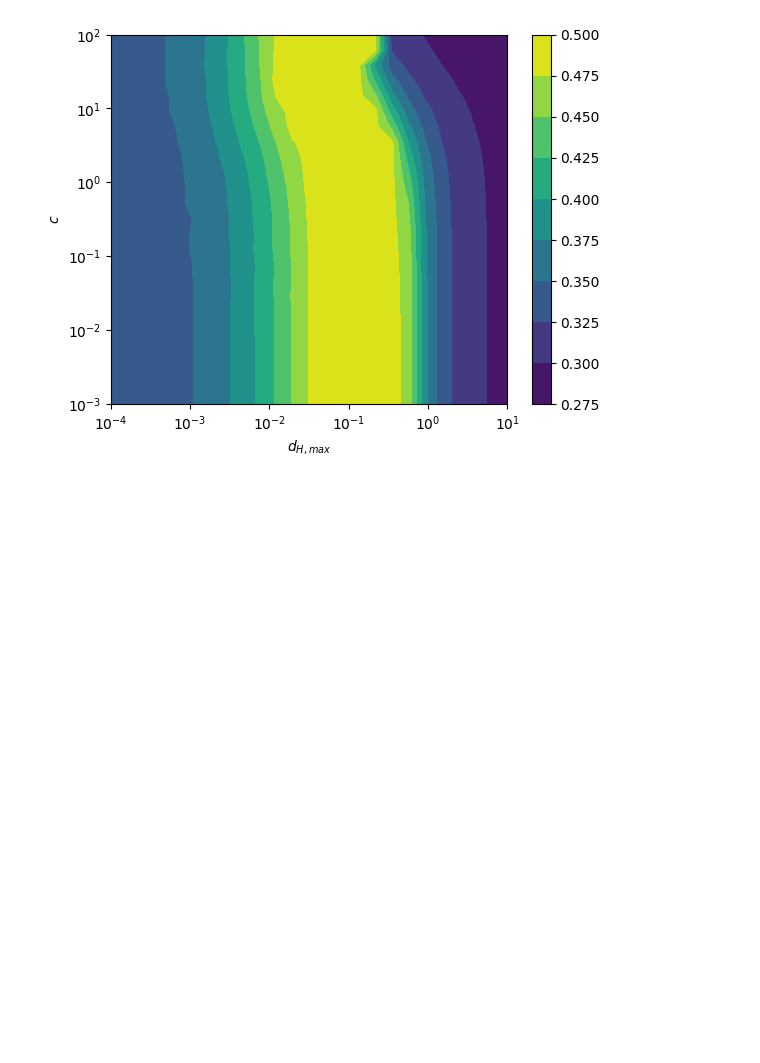
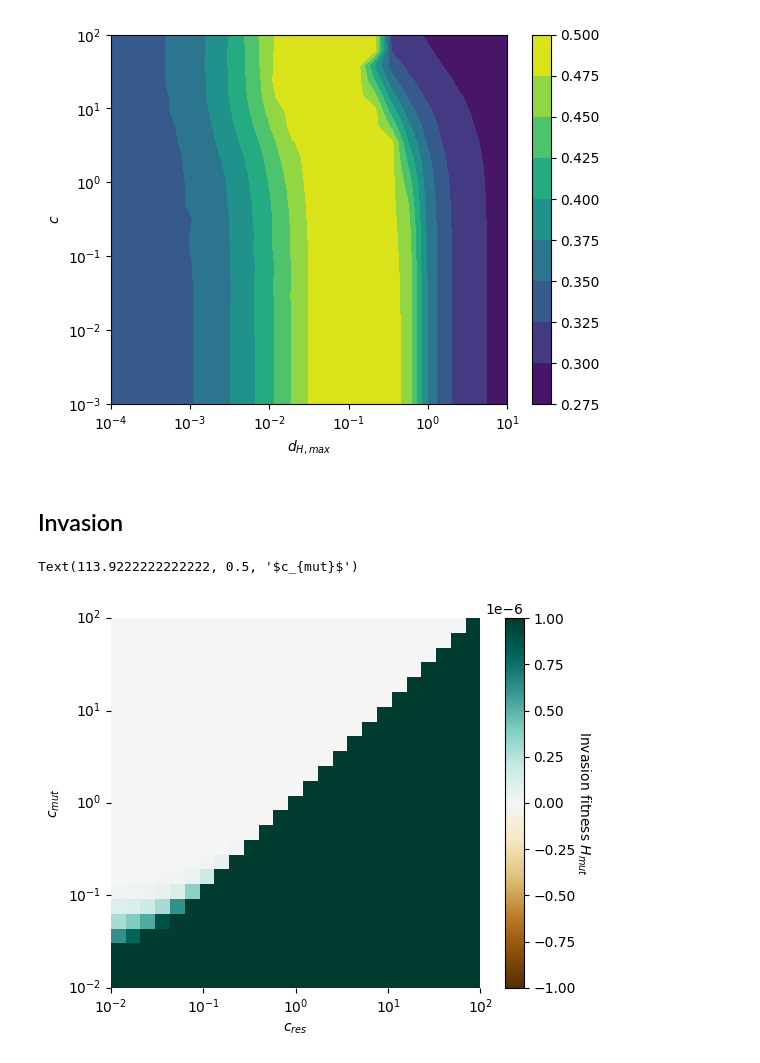
Before and after one commit to rbnmj/turingmodel, a Jupyter notebook: main_crowding2.ipynb, the cells around one changed output. Drawn from its saved outputs; the diff is of its cells as text; code cells hidden in the pictures; blank space fills up the shorter version.

```diff
--- a/main_crowding2.ipynb
+++ b/main_crowding2.ipynb
@@ -327,3 +345,21 @@ ax.set_ylabel('$c$')
 # %% [output]
 Text(0, 0.5, '$c$')
 [figure]
+# %% [markdown]
+## Invasion
+# %%
+def find_maxima(x,n):
+    """ returns an array with n extreme values of x"""
+
+    max_index = signal.argrelmax(x)[0]         # create array with indices of local maxima of x
+
+    extrema = x[max_index]                     # array with the actual values of the extrema
+
+    if len(extrema) == 0:                      # if all values in x are the same and no extremum is found:
+        extrema = np.append(extrema,x[-1])     #   return last value of x in this case
+    while len(extrema) < n:                    # if less than n extrema have been found:
+        extrema = np.append(extrema,extrema[0])#   repeat last extremum until array has n elements
+    while len(extrema) > n:                    # if more than n extrema have been found:
+        extrema = np.delete(extrema,-1)        #   delete elements until arrays has n elements
+
+    return extrema
@@ -329,0 +428,15 @@ Text(0, 0.5, '$c$')
+# %%
+ax3 = sns.heatmap(H2end, cmap="BrBG", square=True, cbar = False, vmin=-10**-6, vmax=10**-6)
+ticks = np.append(c_range, 10)
+cbar3 = ax3.figure.colorbar(ax3.collections[0])
+cbar3.set_label('Invasion fitness $H_{mut}$', rotation=270, labelpad=12)
+ax3.set_xticks(np.linspace(0, len(c_range), 5))
+ax3.set_yticks(np.linspace(0, len(c_range), 5))
+ax3.invert_yaxis()
+ax3.set_xticklabels(("$10^{-2}$", "$10^{-1}$", "$10^{0}$", "$10^{1}$", "$10^{2}$"), rotation=0)
+ax3.set_yticklabels(("$10^{-2}$", "$10^{-1}$", "$10^{0}$", "$10^{1}$", "$10^{2}$"))
+ax3.set_xlabel('$c_{res}$')
+ax3.set_ylabel('$c_{mut}$')
+# %% [output]
+Text(113.9222222222222, 0.5, '$c_{mut}$')
+[figure, added]
```
Also changed, not shown: parts of 7 cells of this notebook, 5 other files.
